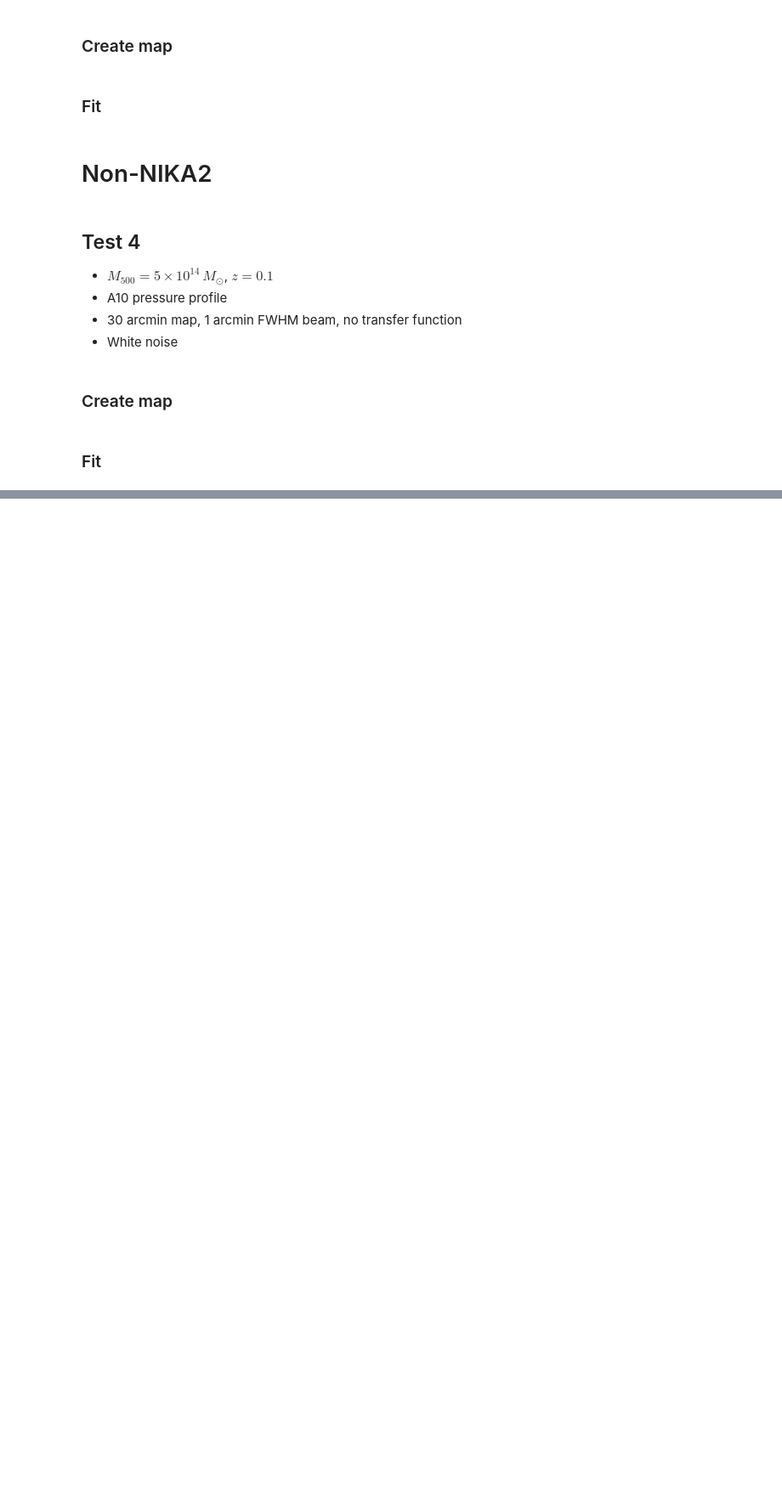
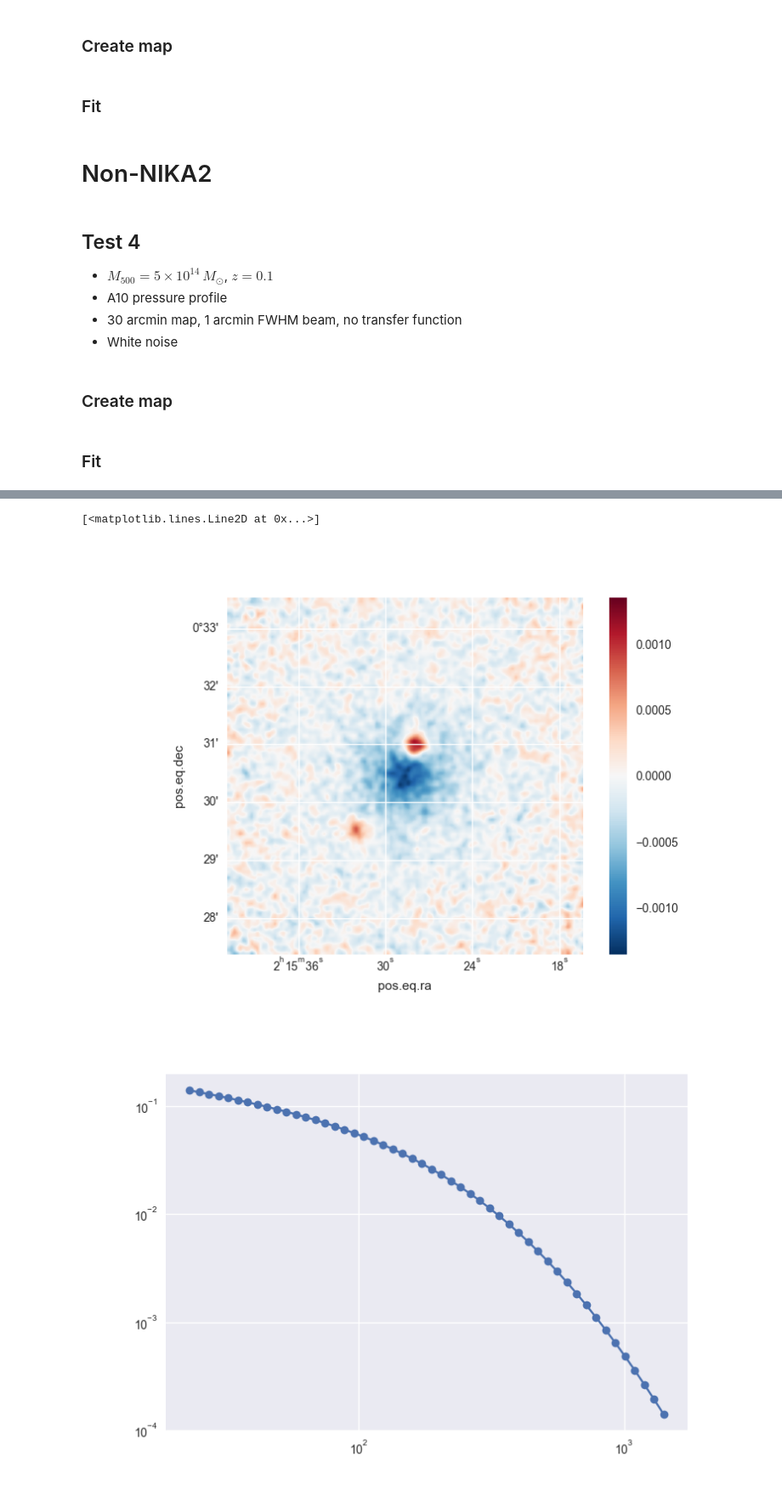
Before and after one commit to fkeruzore/panco2, a Jupyter notebook: panco2/tests.ipynb, the cells around one changed output, grey strips where cells are left out. Shown at 85% size. Saved outputs shown, nothing was run; the diff lists cells and outputs as text; code cells hidden in the pictures; blank space fills up the shorter version.

Commit message:
Add point source management

```diff
--- a/panco2/tests.ipynb
+++ b/panco2/tests.ipynb
@@ -55,7 +56,7 @@ path = "../tests/test0/"
 
 ppf = PressureProfileFitter(
     f"{path}/map.fits", 1, 2,
-    0.865, M_500=3.5e14, map_size=4.0
+    0.865, M_500=3.5e14, map_size=4.0,
 )
 
 r_bins = ppf.default_radial_binning(18.0 / 2)
@@ -366,7 +337,7 @@ ppf = PressureProfileFitter(
     1, 2, 0.1, M_500=5e14, map_size=61.0
 )
 r_bins = np.logspace(
-    np.log10(ppf.cluster.arcsec2kpc(30.0)), np.log10(ppf.cluster.arcsec2kpc(3600.0)), 100
+    np.log10(ppf.cluster.arcsec2kpc(ppf.pix_size)), np.log10(ppf.cluster.arcsec2kpc(ppf.map_size * 30)), 50
 )
 ppf.define_model("binned", r_bins)
 P_bins = gNFW(ppf.model.r_bins, *ppf.cluster.A10_params)
@@ -375,6 +346,7 @@ par_vec = np.append(P_bins, [1.0, 0.0])
 ppf.add_filtering(beam_fwhm=60.0)
 
 ppf.write_sim_map(par_vec, f"{path}/map.fits", filter_noise=True)
+results.set_plot_style("seaborn")
 mapview.fitsview(f"{path}/map.fits", 1, smooth=0.0, imrange="sym")
 # %% [markdown]
 ### Fit
@@ -383,12 +355,14 @@ path = "../tests/test4/"
 
 ppf = PressureProfileFitter(
     f"{path}/map.fits",
-    1, 2, 0.1, M_500=5e14, map_size=10.0
+    1, 2, 0.1, M_500=5e14, map_size=11.0
 )
 
-r_bins = np.logspace(
-    np.log10(ppf.cluster.arcsec2kpc(30.0)), np.log10(ppf.cluster.arcsec2kpc(15.0 * 60)), 8
-)
+#r_bins = np.logspace(
+#    np.log10(ppf.cluster.arcsec2kpc(30.0)), np.log10(ppf.cluster.arcsec2kpc(15.0 * 60)), 8
+#)
+
+r_bins = ppf.default_radial_binning(60.0)
 
 ppf.define_model("binned", r_bins)
 P_bins = gNFW(ppf.model.r_bins, *ppf.cluster.A10_params)
@@ -408,5 +384,5 @@ f = ppf.run_mcmc(30, 1e5, 6, n_check=1e3, out_chains_file=f"{path}/raw_chains.np
 # %%
-chains_clean = results.load_chains(f"{path}/raw_chains.npz", 200, 20)
+chains_clean = results.load_chains(f"{path}/raw_chains.npz", 1000, 100)
 # %%
 plt.close("all")
 results.set_plot_style("seaborn")
@@ -418,0 +395,26 @@ results.plot_acf(ppf)
+# %%
+path = "../tests/test5/"
+if not os.path.isdir(path):
+    os.makedirs(path)
+
+ppf = PressureProfileFitter(
+    "../tests/nk2_actj0215_15.fits",
+    4, 5, 0.865, M_500=3.5e14, map_size=6.1
+)
+r_bins = np.logspace(
+    np.log10(ppf.cluster.arcsec2kpc(ppf.pix_size)),
+    np.log10(ppf.cluster.arcsec2kpc(ppf.map_size * 30)),
+    50
+)
+ppf.define_model("binned", r_bins)
+P_bins = gNFW(ppf.model.r_bins, *ppf.cluster.A10_params)
+ppf.add_filtering(beam_fwhm=18.0)
+ppf.add_point_sources([SkyCoord("2h15m32.00s +00d29m30.00s"), SkyCoord("2h15m28.00s +00d31m00.00s")], 18.0)
+
+par_vec = np.append(P_bins, [-12.0, 0.0, 1e-3, 2e-3])
+ppf.write_sim_map(par_vec, f"{path}/map.fits", filter_noise=False)
+results.set_plot_style("seaborn")
+mapview.fitsview(f"{path}/map.fits", 1, smooth=0.75, imrange="sym")
+fig, ax = plt.subplots()
+ax.loglog(r_bins, P_bins, "o-")
+# %% [output]
@@ -418,0 +422,3 @@ results.plot_acf(ppf)
+[<matplotlib.lines.Line2D at 0x...>]
+[figure, added]
+[figure, added]
```
Also changed, not shown: parts of 14 cells of this notebook, 2 other files.
